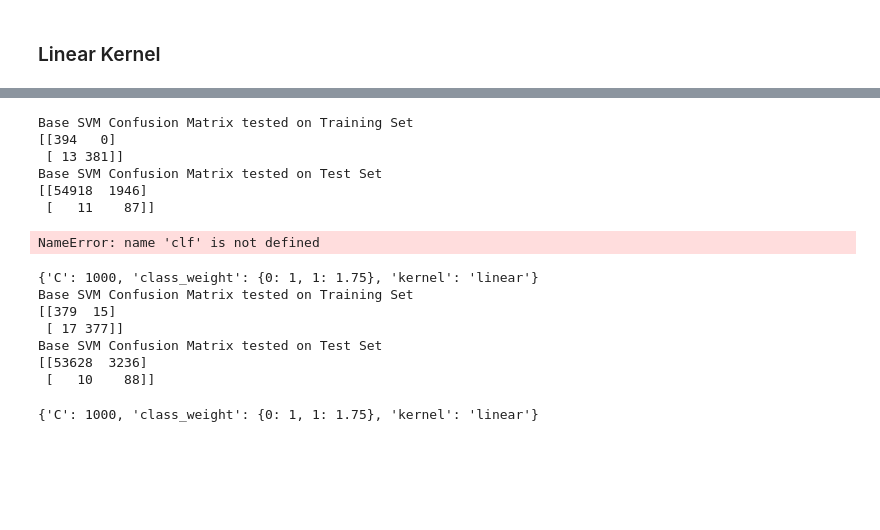
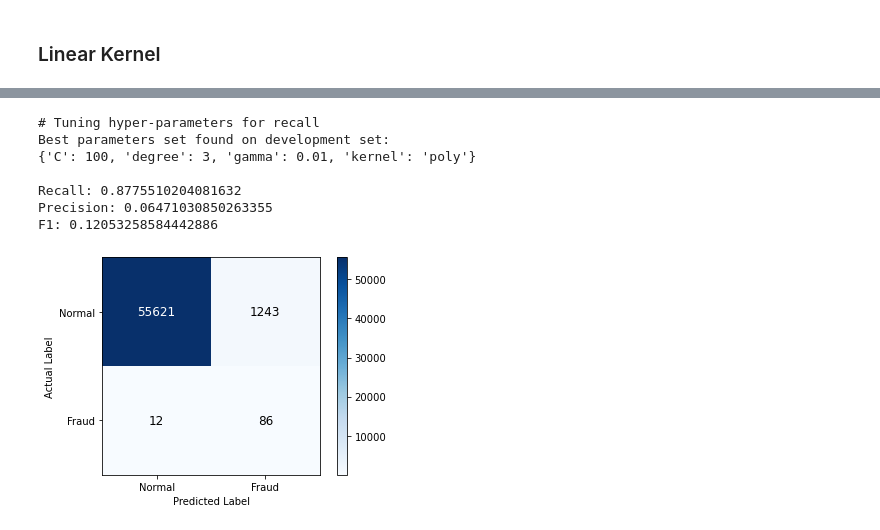
Before and after one commit to meuliano/ML_Credit_Card_Fraud_Detection, a Jupyter notebook: SVM.ipynb, the cells around one changed output, grey strips where cells are left out. Saved outputs shown, nothing was run; the diff lists cells and outputs as text; code cells hidden in the pictures; blank space fills up the shorter version.

```diff
--- a/SVM.ipynb
+++ b/SVM.ipynb
@@ -366,52 +154,16 @@ Base SVM Confusion Matrix tested on Test Set
-# %%
-# Balanced Model 'C': 1000, 'class_weight': None, 'degree': 4, 'gamma': 0.01, 'kernel': 'poly'
-model = SVC(C=1000,degree=4,kernel='poly',gamma=0.01)
-model.fit(x_train_u,y_train_u)
-print("Base SVM Confusion Matrix tested on Training Set")
-test_svm_model(x_train_u,y_train_u,model)
-print("Base SVM Confusion Matrix tested on Test Set")
-test_svm_model(x_test,y_test,model)
-# %% [output]
-Base SVM Confusion Matrix tested on Training Set
-[[394   0]
- [ 13 381]]
-Base SVM Confusion Matrix tested on Test Set
-[[54918  1946]
- [   11    87]]
-# %%
-print(clf.best_params_)
-
-model = clf.best_estimator_
-model.fit(x_train_u,y_train_u)
-print("Base SVM Confusion Matrix tested on Training Set")
-test_svm_model(x_train_u,y_train_u,model)
-print("Base SVM Confusion Matrix tested on Test Set")
-test_svm_model(x_test,y_test,model)
-# %% [output]
-NameError: name 'clf' is not defined
-# %%
-print(clf.best_params_)
-
-model = clf.best_estimator_
-model.fit(x_train_u,y_train_u)
-print("Base SVM Confusion Matrix tested on Training Set")
-test_svm_model(x_train_u,y_train_u,model)
-print("Base SVM Confusion Matrix tested on Test Set")
-test_svm_model(x_test,y_test,model)
-# %% [output]
-{'C': 1000, 'class_weight': {0: 1, 1: 1.75}, 'kernel': 'linear'}
-Base SVM Confusion Matrix tested on Training Set
-[[379  15]
- [ 17 377]]
-Base SVM Confusion Matrix tested on Test Set
-[[53628  3236]
- [   10    88]]
-# %%
-import pickle
-# save the model to disk
-filename = 'finalized_model.sav'
-pickle.dump(clf, open(filename, 'wb'))
-loaded_model = pickle.load(open(filename, 'rb'))
-print(loaded_model.best_params_)
-# %% [output]
-{'C': 1000, 'class_weight': {0: 1, 1: 1.75}, 'kernel': 'linear'}
+# %%
+tuning_params_poly = {"kernel": ["poly"], "gamma": ['scale', 0.01,1e-3, 1e-4], "degree":[3,4,5], "C": [1, 10, 100, 1000]}
+
+opt_model_poly = Grid_Search_SVM(tuning_params_poly, 'recall', x_train_u, y_train_u)
+print()
+
+pfa_poly, trpr_poly, y_pred_poly, cnf_poly = model_performance(opt_model_poly)
+# %% [output]
+# Tuning hyper-parameters for recall
+Best parameters set found on development set:
+{'C': 100, 'degree': 3, 'gamma': 0.01, 'kernel': 'poly'}
+
+Recall: 0.8775510204081632
+Precision: 0.06471030850263355
+F1: 0.12053258584442886
+[figure, added]
```
Also changed, not shown: parts of 28 cells of this notebook.
